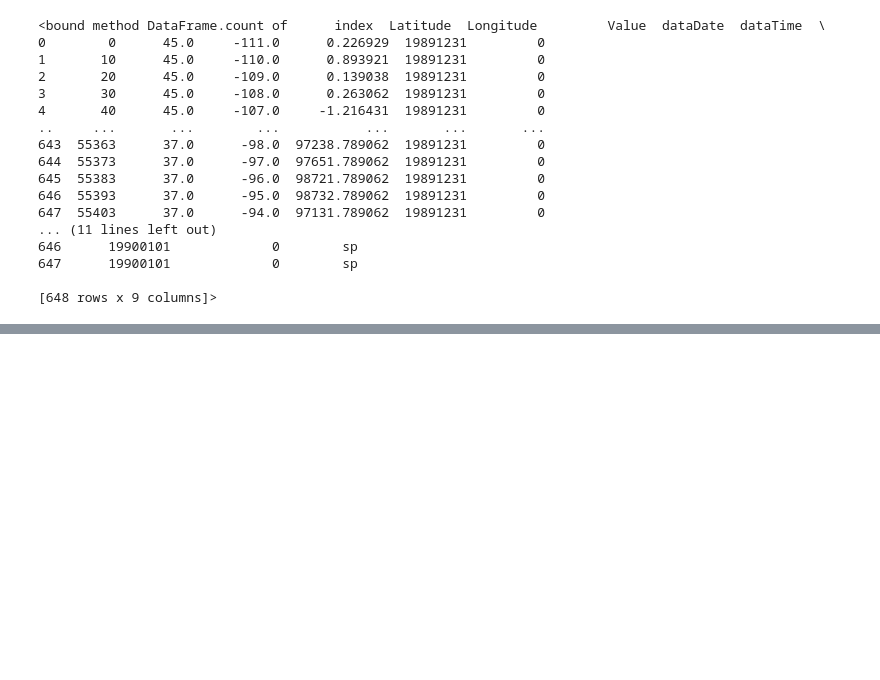
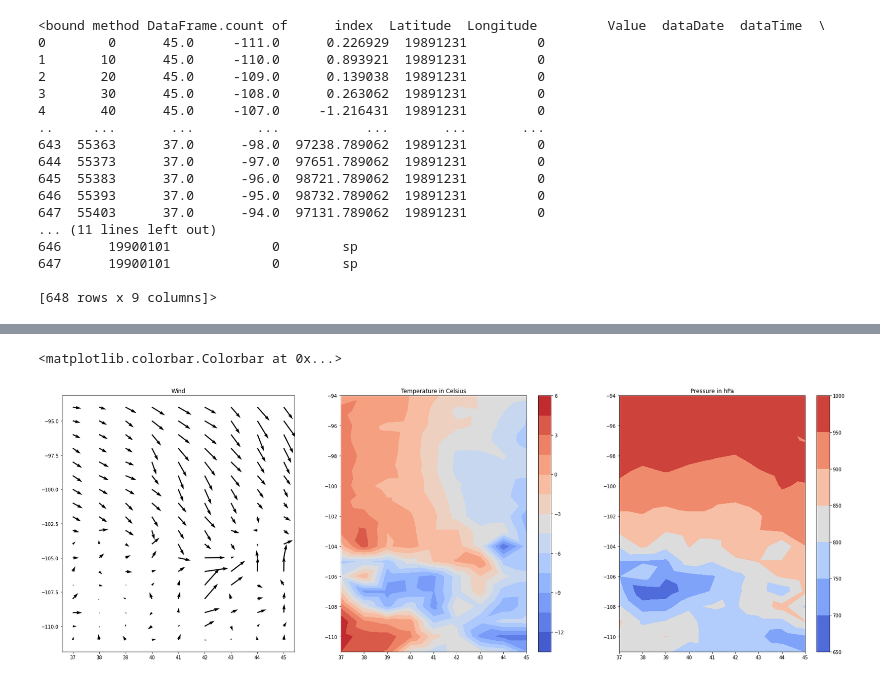
Before and after one commit to PeterHolderrieth/Steerable_CNPs, a Jupyter notebook: Tasks/ERA5_US_Central/Process_ERA5_US_Central.ipynb, the cells around one changed output, grey strips where cells are left out. Drawn from its saved outputs; the diff is of its cells as text; code cells hidden in the pictures; blank space fills up the shorter version.

```diff
--- a/Tasks/ERA5_US_Central/Process_ERA5_US_Central.ipynb
+++ b/Tasks/ERA5_US_Central/Process_ERA5_US_Central.ipynb
@@ -42,5 +47,5 @@ Size of one data reduced data point
 # %%
-df_wind_u=data_single_time[data_single_time.shortName=="10u"].reset_index()
-df_wind_v=data_single_time[data_single_time.shortName=="10v"].reset_index()
-df_temp=data_single_time[data_single_time.shortName=="2t"].reset_index()
-df_sp=data_single_time[data_single_time.shortName=="sp"].reset_index()
+df_wind_u=perm_data_single_time[perm_data_single_time.shortName=="10u"].reset_index(drop=True)
+df_wind_v=perm_data_single_time[perm_data_single_time.shortName=="10v"].reset_index(drop=True)
+df_temp=perm_data_single_time[perm_data_single_time.shortName=="2t"].reset_index(drop=True)
+df_sp=perm_data_single_time[perm_data_single_time.shortName=="sp"].reset_index(drop=True)
@@ -66,0 +52,12 @@ df_sp=data_single_time[data_single_time.shortName=="sp"].reset_index()
+# %%
+
+#Rename the value column:
+df_wind_u.rename(columns={'Value':'Wind_u'}, inplace=True)
+df_wind_v.rename(columns={'Value':'Wind_v'}, inplace=True)
+df_temp.rename(columns={'Value':'temp'}, inplace=True)
+df_sp.rename(columns={'Value':'sp'}, inplace=True)
+#Remove the short name:
+df_wind_u.drop(columns=["shortName","index"],inplace=True)
+df_wind_v.drop(columns=["shortName","index"],inplace=True)
+df_temp.drop(columns=["shortName","index"],inplace=True)
+df_sp.drop(columns=["shortName","index"],inplace=True)
@@ -66,0 +68,23 @@ df_sp=data_single_time[data_single_time.shortName=="sp"].reset_index()
+# %%
+merged_data=pd.merge(pd.merge(pd.merge(df_wind_u,df_wind_v),df_temp),df_sp)
+# %%
+X=merged_data[['Latitude','Longitude']].to_numpy()
+Y_full=merged_data[['Wind_u','Wind_v','temp','sp']].to_numpy()
+Y_wind=merged_data[['Wind_u','Wind_v']].to_numpy()
+# %%
+import matplotlib.pyplot as plt
+
+fig,ax=plt.subplots(nrows=1,ncols=3,figsize=(30,10))
+ax[0].quiver(X[:,0],X[:,1],Y_wind[:,0],Y_wind[:,1])
+ax[0].set_title("Wind")
+temp_plot=ax[1].tricontourf(X[:,0],X[:,1],Y_full[:,2]-273,15,cmap='coolwarm')
+ax[1].set_title("Temperature in Celsius")
+sp_plot=ax[2].tricontourf(X[:,0],X[:,1],Y_full[:,3]/100,cmap='coolwarm')
+#fig.clabel(ax[2], inline=1, fontsize=10)
+ax[2].set_title("Pressure in hPa")
+
+fig.colorbar(temp_plot, ax=ax[1])
+fig.colorbar(sp_plot, ax=ax[2])
+# %% [output]
+<matplotlib.colorbar.Colorbar at 0x...>
+[figure, added]
```
Also changed, not shown: parts of 5 cells of this notebook, 1 other file.
